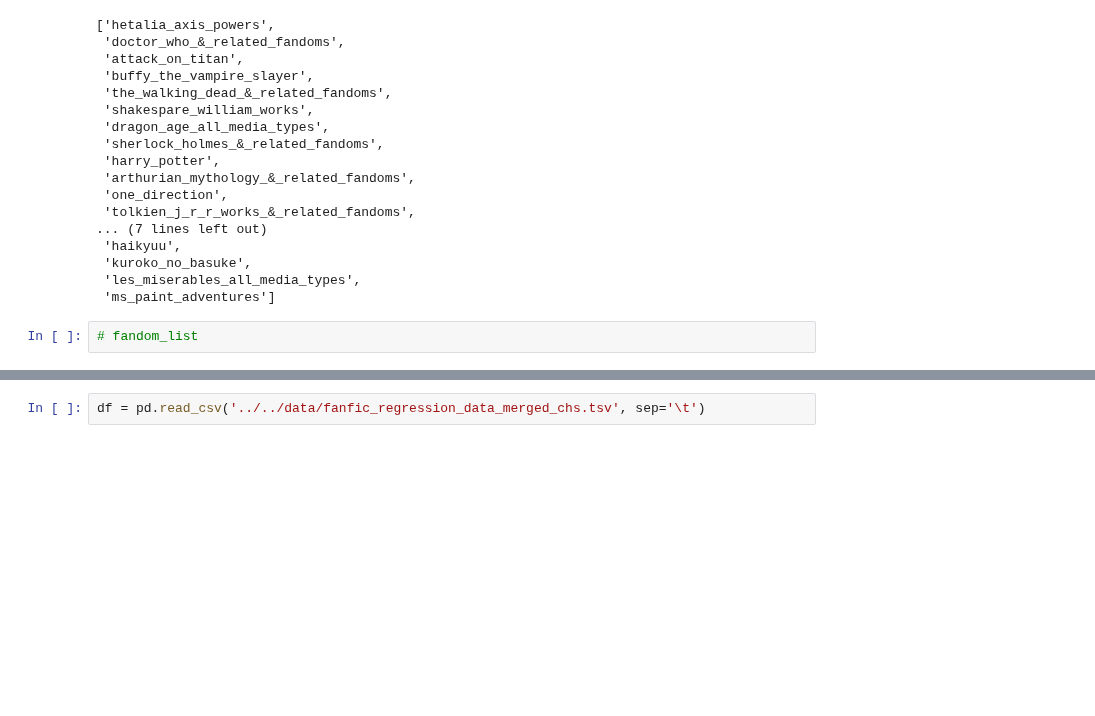
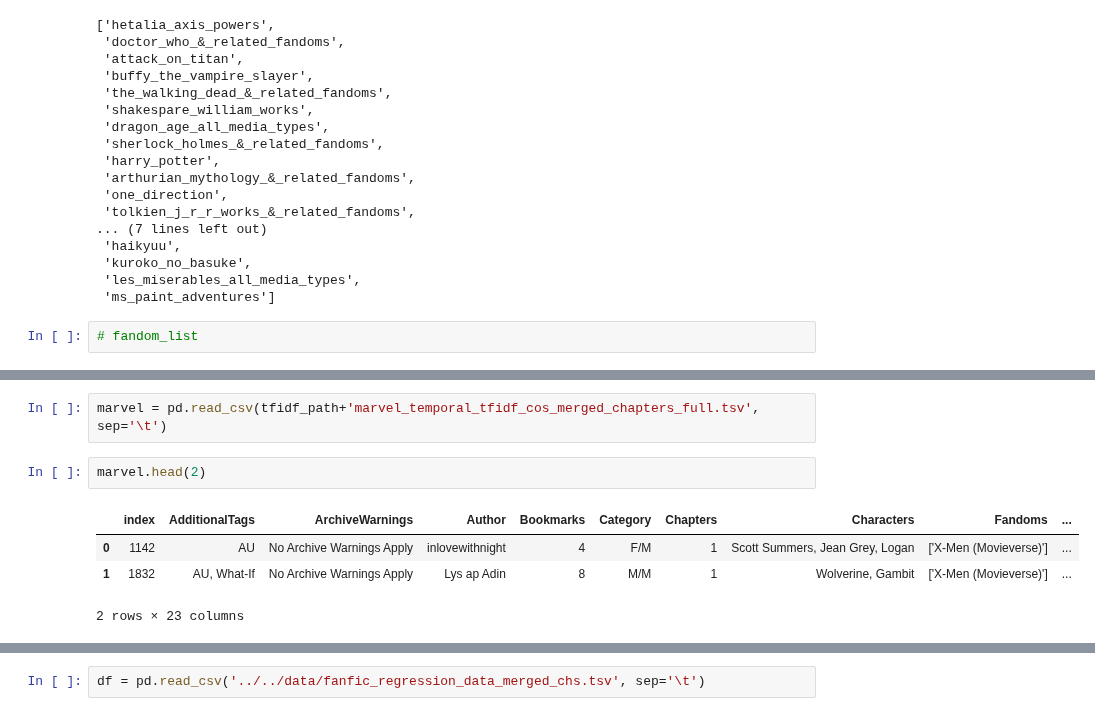
Before and after one commit to yzjing/ao3_old, a Jupyter notebook: exps/20190919_current_exps/high_novelty_histogram.ipynb, the cells around one changed output, grey strips where cells are left out. Saved outputs shown, nothing was run; the diff lists cells and outputs as text; blank space fills up the shorter version.

```diff
--- a/exps/20190919_current_exps/high_novelty_histogram.ipynb
+++ b/exps/20190919_current_exps/high_novelty_histogram.ipynb
@@ -136,0 +132,9 @@ ms_paint_adventures
+# %%
+marvel = pd.read_csv(tfidf_path+'marvel_temporal_tfidf_cos_merged_chapters_full.tsv', sep='\t')
+# %%
+marvel.head(2)
+# %% [output]
+|  | index | AdditionalTags | ArchiveWarnings | Author | Bookmarks | Category | Chapters | Characters | Fandoms | ... |
+| 0 | 1142 | AU | No Archive Warnings Apply | inlovewithnight | 4 | F/M | 1 | Scott Summers, Jean Grey, Logan | ['X-Men (Movieverse)'] | ... |
+| 1 | 1832 | AU, What-If | No Archive Warnings Apply | Lys ap Adin | 8 | M/M | 1 | Wolverine, Gambit | ['X-Men (Movieverse)'] | ... |
+2 rows × 23 columns
```
Also changed, not shown: parts of 9 cells of this notebook, 2 other files.
